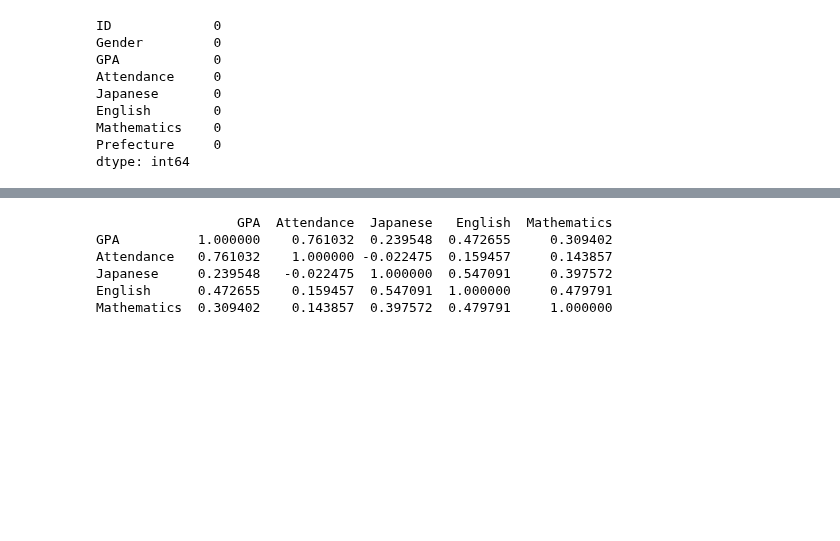
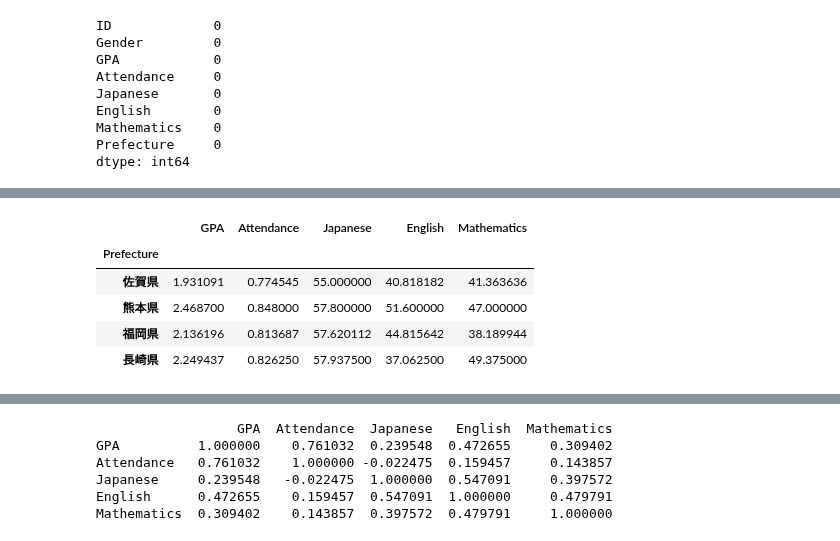
Before and after one commit to koichi-inoue/DataScience, a Jupyter notebook: Sample01.ipynb, the cells around one changed output, grey strips where cells are left out. Cells and saved outputs as stored; diff of their text form; code cells hidden in the pictures; blank space fills up the shorter version.

```diff
--- a/Sample01.ipynb
+++ b/Sample01.ipynb
@@ -103,0 +163,11 @@ dtype: int64
+# %%
+# 出身県別の平均
+df_pref_mean = df.groupby('Prefecture').mean()
+df_pref_mean
+# %% [output]
+|  | GPA | Attendance | Japanese | English | Mathematics |
+| Prefecture |  |  |  |  |  |
+| 佐賀県 | 1.931091 | 0.774545 | 55.000000 | 40.818182 | 41.363636 |
+| 熊本県 | 2.468700 | 0.848000 | 57.800000 | 51.600000 | 47.000000 |
+| 福岡県 | 2.136196 | 0.813687 | 57.620112 | 44.815642 | 38.189944 |
+| 長崎県 | 2.249437 | 0.826250 | 57.937500 | 37.062500 | 49.375000 |
```
Also changed, not shown: parts of 9 cells of this notebook.
